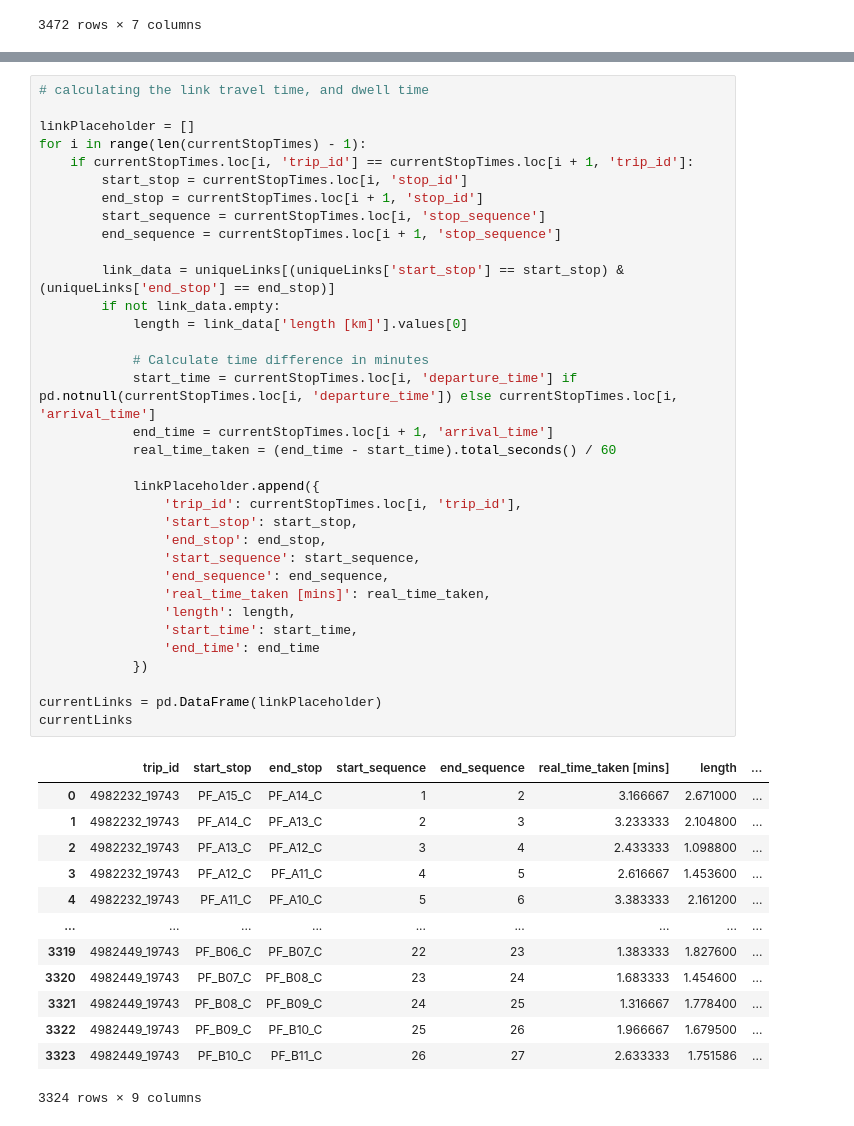
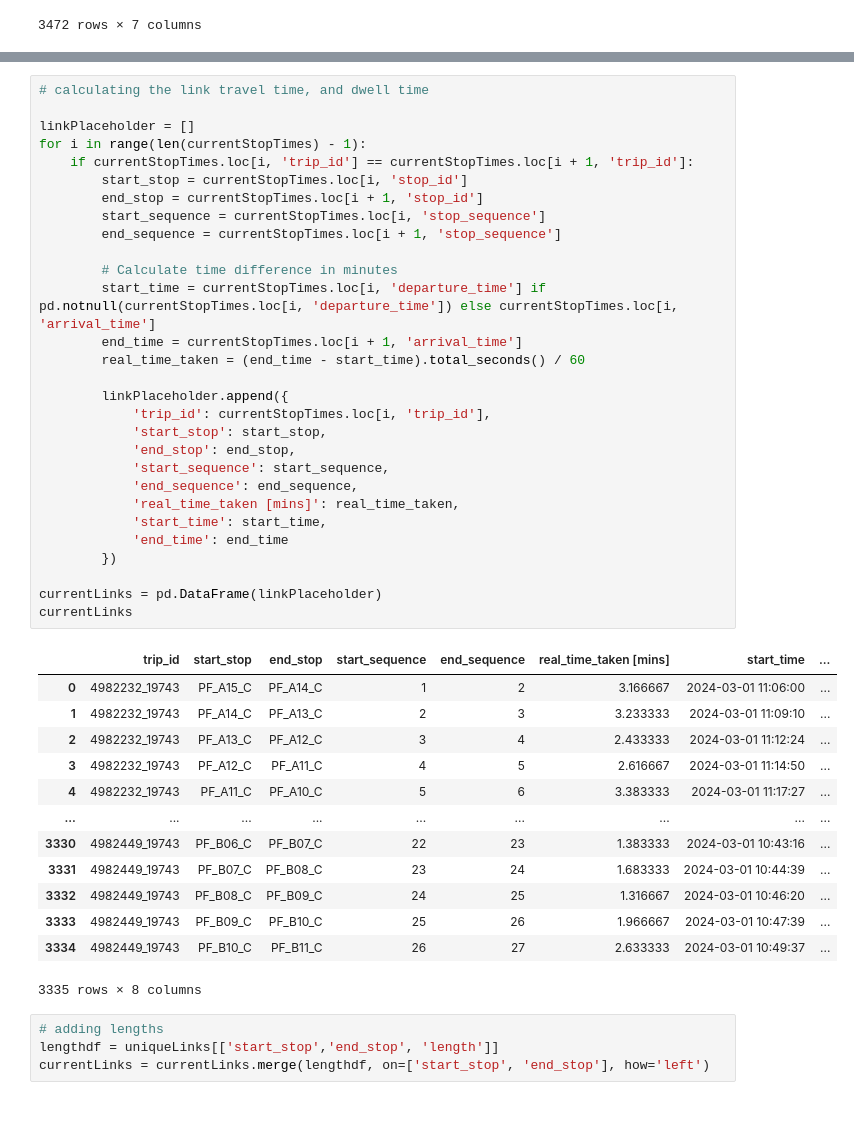
Before and after one commit to majdyousof/fyp, a Jupyter notebook: realTimeDataAnalysis.ipynb, the cells around one changed output, grey strips where cells are left out. Drawn from its saved outputs; the diff is of its cells as text.

```diff
--- a/realTimeDataAnalysis.ipynb
+++ b/realTimeDataAnalysis.ipynb
@@ -91,48 +91,47 @@ uniqueLinks
 # %%
 # calculating the link travel time, and dwell time
 
 linkPlaceholder = []
 for i in range(len(currentStopTimes) - 1):
     if currentStopTimes.loc[i, 'trip_id'] == currentStopTimes.loc[i + 1, 'trip_id']:
         start_stop = currentStopTimes.loc[i, 'stop_id']
         end_stop = currentStopTimes.loc[i + 1, 'stop_id']
         start_sequence = currentStopTimes.loc[i, 'stop_sequence']
         end_sequence = currentStopTimes.loc[i + 1, 'stop_sequence']
 
-        link_data = uniqueLinks[(uniqueLinks['start_stop'] == start_stop) & (uniqueLinks['end_stop'] == end_stop)]
-        if not link_data.empty:
-            length = link_data['length [km]'].values[0]
+        # Calculate time difference in minutes
+        start_time = currentStopTimes.loc[i, 'departure_time'] if pd.notnull(currentStopTimes.loc[i, 'departure_time']) else currentStopTimes.loc[i, 'arrival_time']
+        end_time = currentStopTimes.loc[i + 1, 'arrival_time']
+        real_time_taken = (end_time - start_time).total_seconds() / 60
 
-            # Calculate time difference in minutes
-            start_time = currentStopTimes.loc[i, 'departure_time'] if pd.notnull(currentStopTimes.loc[i, 'departure_time']) else currentStopTimes.loc[i, 'arrival_time']
-            end_time = currentStopTimes.loc[i + 1, 'arrival_time']
-            real_time_taken = (end_time - start_time).total_seconds() / 60
-
-            linkPlaceholder.append({
-                'trip_id': currentStopTimes.loc[i, 'trip_id'],
-                'start_stop': start_stop,
-                'end_stop': end_stop,
-                'start_sequence': start_sequence,
-                'end_sequence': end_sequence,
-                'real_time_taken [mins]': real_time_taken,
-                'length': length,
-                'start_time': start_time,
-                'end_time': end_time
-            })
+        linkPlaceholder.append({
+            'trip_id': currentStopTimes.loc[i, 'trip_id'],
+            'start_stop': start_stop,
+            'end_stop': end_stop,
+            'start_sequence': start_sequence,
+            'end_sequence': end_sequence,
+            'real_time_taken [mins]': real_time_taken,
+            'start_time': start_time,
+            'end_time': end_time
+        })
 
 currentLinks = pd.DataFrame(linkPlaceholder)
 currentLinks
 # %% [output]
-|  | trip_id | start_stop | end_stop | start_sequence | end_sequence | real_time_taken [mins] | length | ... |
-| 0 | 4982232_19743 | PF_A15_C | PF_A14_C | 1 | 2 | 3.166667 | 2.671000 | ... |
-| 1 | 4982232_19743 | PF_A14_C | PF_A13_C | 2 | 3 | 3.233333 | 2.104800 | ... |
-| 2 | 4982232_19743 | PF_A13_C | PF_A12_C | 3 | 4 | 2.433333 | 1.098800 | ... |
-| 3 | 4982232_19743 | PF_A12_C | PF_A11_C | 4 | 5 | 2.616667 | 1.453600 | ... |
-| 4 | 4982232_19743 | PF_A11_C | PF_A10_C | 5 | 6 | 3.383333 | 2.161200 | ... |
+|  | trip_id | start_stop | end_stop | start_sequence | end_sequence | real_time_taken [mins] | start_time | ... |
+| 0 | 4982232_19743 | PF_A15_C | PF_A14_C | 1 | 2 | 3.166667 | 2024-03-01 11:06:00 | ... |
+| 1 | 4982232_19743 | PF_A14_C | PF_A13_C | 2 | 3 | 3.233333 | 2024-03-01 11:09:10 | ... |
+| 2 | 4982232_19743 | PF_A13_C | PF_A12_C | 3 | 4 | 2.433333 | 2024-03-01 11:12:24 | ... |
+| 3 | 4982232_19743 | PF_A12_C | PF_A11_C | 4 | 5 | 2.616667 | 2024-03-01 11:14:50 | ... |
+| 4 | 4982232_19743 | PF_A11_C | PF_A10_C | 5 | 6 | 3.383333 | 2024-03-01 11:17:27 | ... |
 | ... | ... | ... | ... | ... | ... | ... | ... | ... |
-| 3319 | 4982449_19743 | PF_B06_C | PF_B07_C | 22 | 23 | 1.383333 | 1.827600 | ... |
-| 3320 | 4982449_19743 | PF_B07_C | PF_B08_C | 23 | 24 | 1.683333 | 1.454600 | ... |
-| 3321 | 4982449_19743 | PF_B08_C | PF_B09_C | 24 | 25 | 1.316667 | 1.778400 | ... |
-| 3322 | 4982449_19743 | PF_B09_C | PF_B10_C | 25 | 26 | 1.966667 | 1.679500 | ... |
-| 3323 | 4982449_19743 | PF_B10_C | PF_B11_C | 26 | 27 | 2.633333 | 1.751586 | ... |
+| 3330 | 4982449_19743 | PF_B06_C | PF_B07_C | 22 | 23 | 1.383333 | 2024-03-01 10:43:16 | ... |
+| 3331 | 4982449_19743 | PF_B07_C | PF_B08_C | 23 | 24 | 1.683333 | 2024-03-01 10:44:39 | ... |
+| 3332 | 4982449_19743 | PF_B08_C | PF_B09_C | 24 | 25 | 1.316667 | 2024-03-01 10:46:20 | ... |
+| 3333 | 4982449_19743 | PF_B09_C | PF_B10_C | 25 | 26 | 1.966667 | 2024-03-01 10:47:39 | ... |
+| 3334 | 4982449_19743 | PF_B10_C | PF_B11_C | 26 | 27 | 2.633333 | 2024-03-01 10:49:37 | ... |
-3324 rows × 9 columns
+3335 rows × 8 columns
+# %%
+# adding lengths
+lengthdf = uniqueLinks[['start_stop','end_stop', 'length']]
+currentLinks = currentLinks.merge(lengthdf, on=['start_stop', 'end_stop'], how='left')
```
Also changed, not shown: parts of 5 cells of this notebook, 2 other files.
